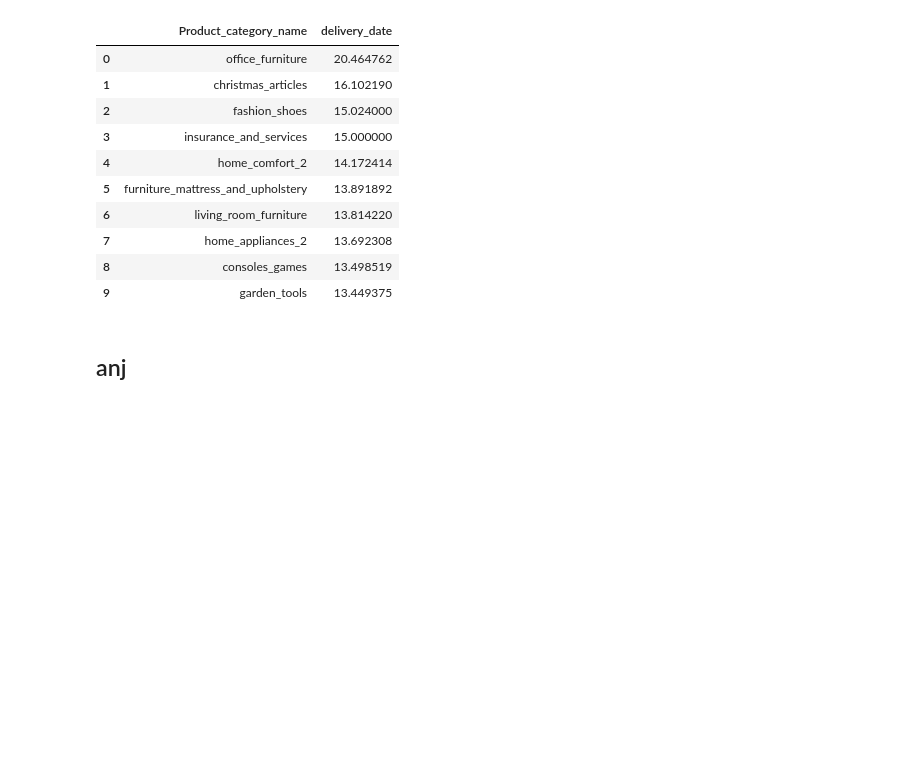
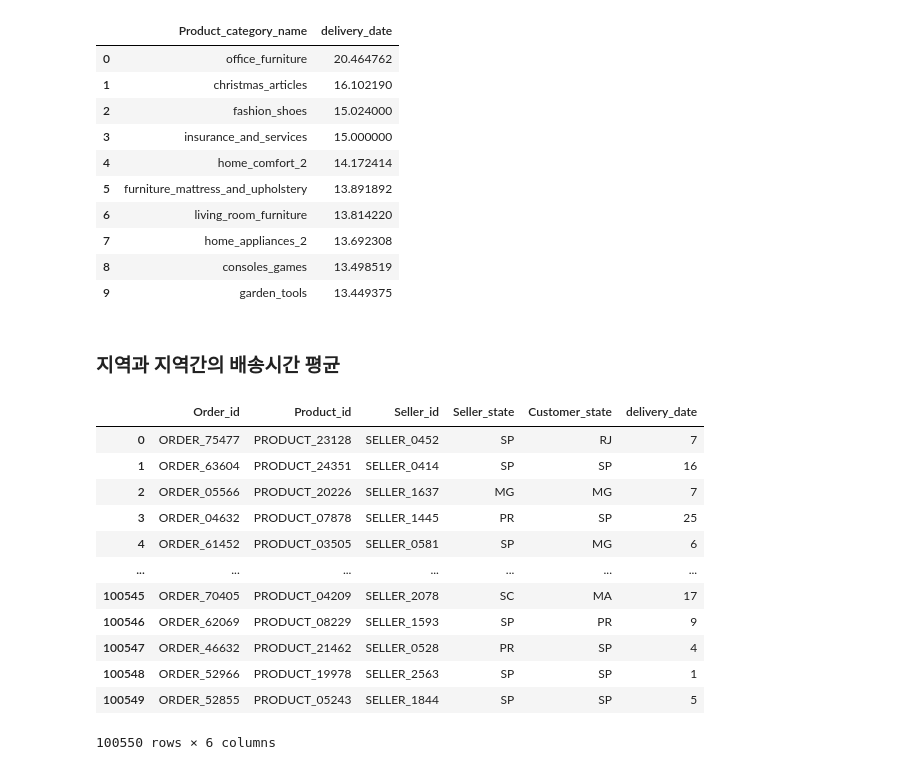
Before and after one commit to jiin124/KPI_Dacon_2024, a Jupyter notebook: aov.ipynb, the cells around one changed output. Drawn from its saved outputs; the diff is of its cells as text; code cells hidden in the pictures; blank space fills up the shorter version.

```diff
--- a/aov.ipynb
+++ b/aov.ipynb
@@ -817,5 +888,28 @@ category.groupby('Product_category_name')['delivery_date'].mean().sort_values(as
 | 7 | home_appliances_2 | 13.692308 |
 | 8 | consoles_games | 13.498519 |
 | 9 | garden_tools | 13.449375 |
-# %% [markdown]
-## anj
+# %% [markdown]
+### 지역과 지역간의 배송시간 평균
+# %%
+order_items_deliver=order_items[['Order_id','Product_id','Seller_id']]
+customer_deliver=df[['Order_id','Customer_state','delivery_date']]
+seller_deliver=sellers[['Seller_id','Seller_state']]
+
+order_seller_state=pd.merge(order_items_deliver,seller_deliver,on='Seller_id')
+seller_customer_state=pd.merge(order_seller_state,customer_deliver,on='Order_id')
+# %%
+seller_customer_state
+# %% [output]
+|  | Order_id | Product_id | Seller_id | Seller_state | Customer_state | delivery_date |
+| 0 | ORDER_75477 | PRODUCT_23128 | SELLER_0452 | SP | RJ | 7 |
+| 1 | ORDER_63604 | PRODUCT_24351 | SELLER_0414 | SP | SP | 16 |
+| 2 | ORDER_05566 | PRODUCT_20226 | SELLER_1637 | MG | MG | 7 |
+| 3 | ORDER_04632 | PRODUCT_07878 | SELLER_1445 | PR | SP | 25 |
+| 4 | ORDER_61452 | PRODUCT_03505 | SELLER_0581 | SP | MG | 6 |
+| ... | ... | ... | ... | ... | ... | ... |
+| 100545 | ORDER_70405 | PRODUCT_04209 | SELLER_2078 | SC | MA | 17 |
+| 100546 | ORDER_62069 | PRODUCT_08229 | SELLER_1593 | SP | PR | 9 |
+| 100547 | ORDER_46632 | PRODUCT_21462 | SELLER_0528 | PR | SP | 4 |
+| 100548 | ORDER_52966 | PRODUCT_19978 | SELLER_2563 | SP | SP | 1 |
+| 100549 | ORDER_52855 | PRODUCT_05243 | SELLER_1844 | SP | SP | 5 |
+100550 rows × 6 columns
```
Also changed, not shown: parts of 19 cells of this notebook, 3 other files.
